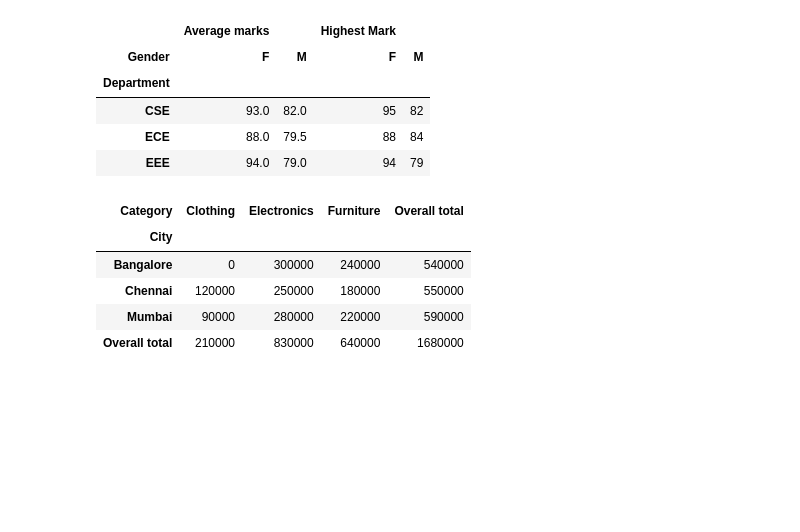
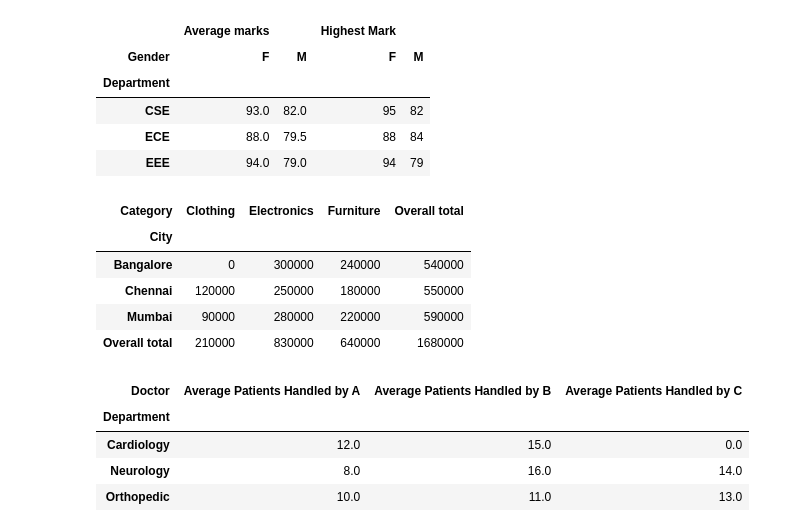
Before and after one commit to mukundnaramesh2605/ai-ml-course-bootcamp, a Jupyter notebook: Pandas/pivot_table.ipynb, the cells around one changed output. Saved outputs shown, nothing was run; the diff lists cells and outputs as text; code cells hidden in the pictures; blank space fills up the shorter version.

Commit message:
# Problem 3: Hospital Operations
# Problem 3: Hospital Operations

```diff
--- a/Pandas/pivot_table.ipynb
+++ b/Pandas/pivot_table.ipynb
@@ -431,3 +431,34 @@ pt
 | Chennai | 120000 | 250000 | 180000 | 550000 |
 | Mumbai | 90000 | 280000 | 220000 | 590000 |
 | Overall total | 210000 | 830000 | 640000 | 1680000 |
+# %%
+import pandas as pd
+
+# ==========================================================
+# Problem 3: Hospital Operations
+#
+# Business Requirement:
+#
+# Find the average number of patients handled
+# by every doctor in each department.
+#
+# Missing combinations should display 0.
+# ==========================================================
+
+df = pd.DataFrame({
+    "Doctor":["A","A","B","B","C","C","A","B"],
+    "Department":["Cardiology","Neurology","Cardiology",
+                  "Orthopedic","Neurology","Orthopedic",
+                  "Orthopedic","Neurology"],
+    "Patients":[12,8,15,11,14,13,10,16]
+})
+
+pt = pd.pivot_table(df,index="Department",columns='Doctor',values='Patients',aggfunc='mean',fill_value=0)
+pt = pt.rename(columns={'A': "Average Patients Handled by A",'B': "Average Patients Handled by B",'C': "Average Patients Handled by C"})
+pt
+# %% [output]
+| Doctor | Average Patients Handled by A | Average Patients Handled by B | Average Patients Handled by C |
+| Department |  |  |  |
+| Cardiology | 12.0 | 15.0 | 0.0 |
+| Neurology | 8.0 | 16.0 | 14.0 |
+| Orthopedic | 10.0 | 11.0 | 13.0 |
```
